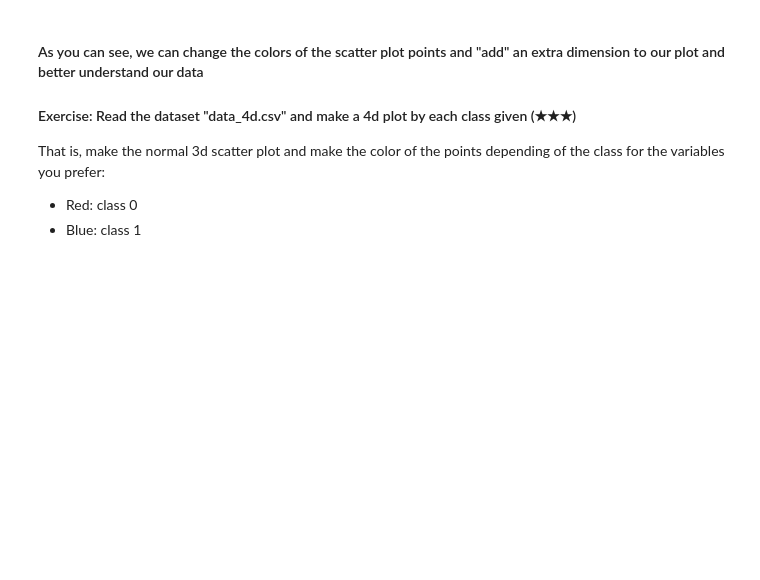
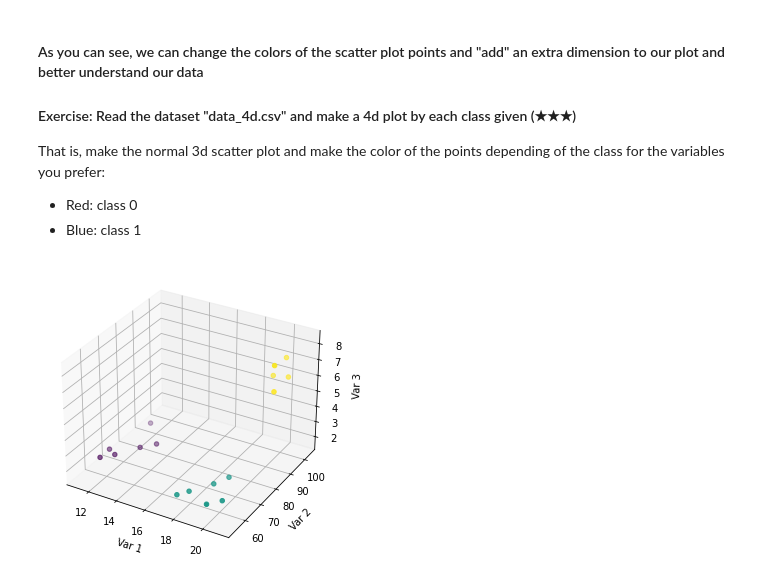
Before and after one commit to spannozzo/machine-learning-prework, a Jupyter notebook: 05-intro_to_data_science/05.1-Intro-to-data_science.ipynb, the cells around one changed output. Drawn from its saved outputs; the diff is of its cells as text; code cells hidden in the pictures; blank space fills up the shorter version.

```diff
--- a/05-intro_to_data_science/05.1-Intro-to-data_science.ipynb
+++ b/05-intro_to_data_science/05.1-Intro-to-data_science.ipynb
@@ -491,3 +503,32 @@ plt.show()
 That is, make the normal 3d scatter plot and make the color of the points depending of the class for the variables you prefer:
 - Red: class 0
 - Blue: class 1
+# %%
+import pandas as pd
+from mpl_toolkits.mplot3d import Axes3D
+import matplotlib.pyplot as plt
+
+df = pd.read_csv('./assets/data/data_4d.csv',header=1,sep=' ',names=['v1','v2','v3','v4','c'])
+
+#display(df.head(5))
+x0 = df['v1'].loc[df['c']==0]
+y0 = df['v2'].loc[df['c']==0]
+z0 = df['v3'].loc[df['c']==0]
+w0 = df['v4'].loc[df['c']==0]
+
+x1 = df['v1'].loc[df['c']==1]
+y1 = df['v2'].loc[df['c']==1]
+z1 = df['v3'].loc[df['c']==1]
+w1 = df['v4'].loc[df['c']==1]
+#display(x.head(5))
+
+fig = plt.figure()
+ax = Axes3D(fig)
+
+ax.scatter(x0, y0, z0, c = w0)
+ax.set_xlabel('Var 1')
+ax.set_ylabel('Var 2')
+ax.set_zlabel('Var 3')
+plt.show()
+# %% [output]
+[figure, added]
```
Also changed, not shown: parts of 3 cells of this notebook.
